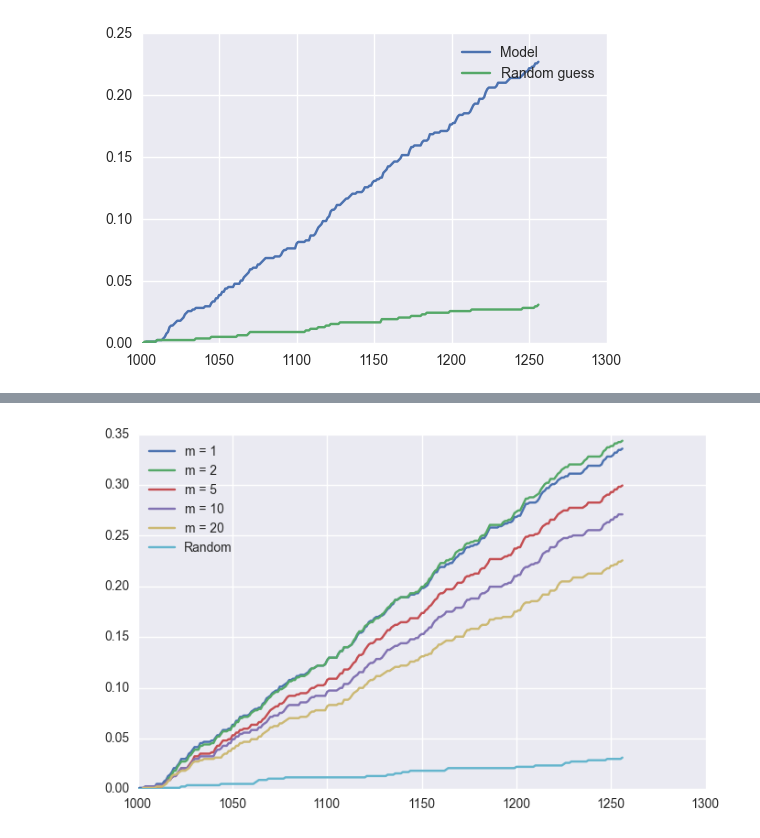
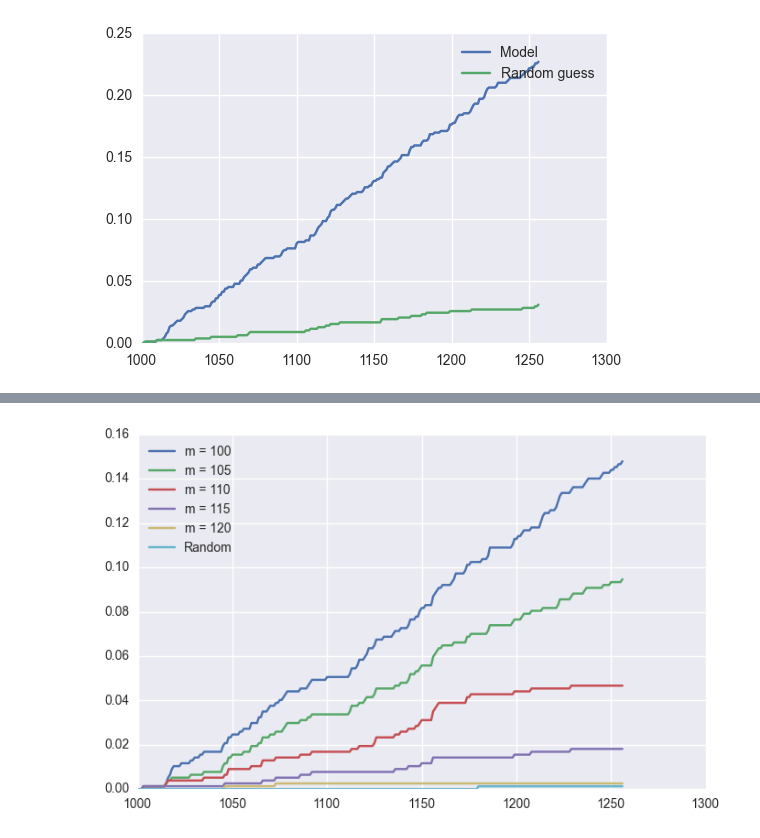
Before and after one commit to Columbia-Intro-Data-Science/APMAE4990-, a Jupyter notebook: notebooks/Lecture 7 - Recommendation Engines.ipynb, the cells around one changed output, grey strips where cells are left out. Saved outputs shown, nothing was run; the diff lists cells and outputs as text; code cells hidden in the pictures.

```diff
--- a/notebooks/Lecture 7 - Recommendation Engines.ipynb
+++ b/notebooks/Lecture 7 - Recommendation Engines.ipynb
@@ -353,9 +405,6 @@ plt.legend()
 # %%
-best_m=1
-recall_last = 0
 plt.figure(figsize=(8,5))
-
-for m in [1, 2,5, 10, 20]:
+for m in [100, 105, 110, 115, 120]:
     B = (A)**m
     recall=[]
     guesses = 3
@@ -366,31 +415,31 @@ for m in [1, 2,5, 10, 20]:
 
     for n in range(1000,1257):
         user = np.append(B[n:n+1].values[0][0:200],np.zeros(85))
         user_prefs = df_items.dot(user/np.sum(user))
 
         user_prefs.sort()
         already_liked=df_items[df_items.columns[np.where(B[n:n+1].values[0]>0)][0:5]].columns.values
 
         test_data=df_items[df_items.columns[np.where(B[n:n+1].values[0]>0)][5:]].columns.values
 
         user_suggestions =[s for s in user_prefs.index[::-1][0:guesses] if s not in already_liked]
 
         correct = [c for c in user_suggestions if c in test_data]
         guess_list = [g for g in random.sample(user_prefs.index, min(guesses,len(user_prefs))) if g in test_data]
 
         recall_total = recall_total + float(len(correct))
         recall_guess = recall_guess + float(len(guess_list))
 
         recall.append(recall_total)
         recall_guesses.append(recall_guess)
     plt.plot(range(1000,1257),recall/(np.array(guesses)*257),label='m = ' + str(m))
     if recall_total > recall_last:
         recall_last = recall_total
         best_m = m
 
 plt.plot(range(1000,1257),recall_guesses/(np.array(guesses)*257),label='Random')
 plt.legend(loc=2)
 plt.show()
 #print 'The best choice of m is ' + str(best_m)
 # %% [output]
-[figure, old version]
+[figure, new version]
```
Also changed, not shown: parts of 1 cell of this notebook, 3 other files.
